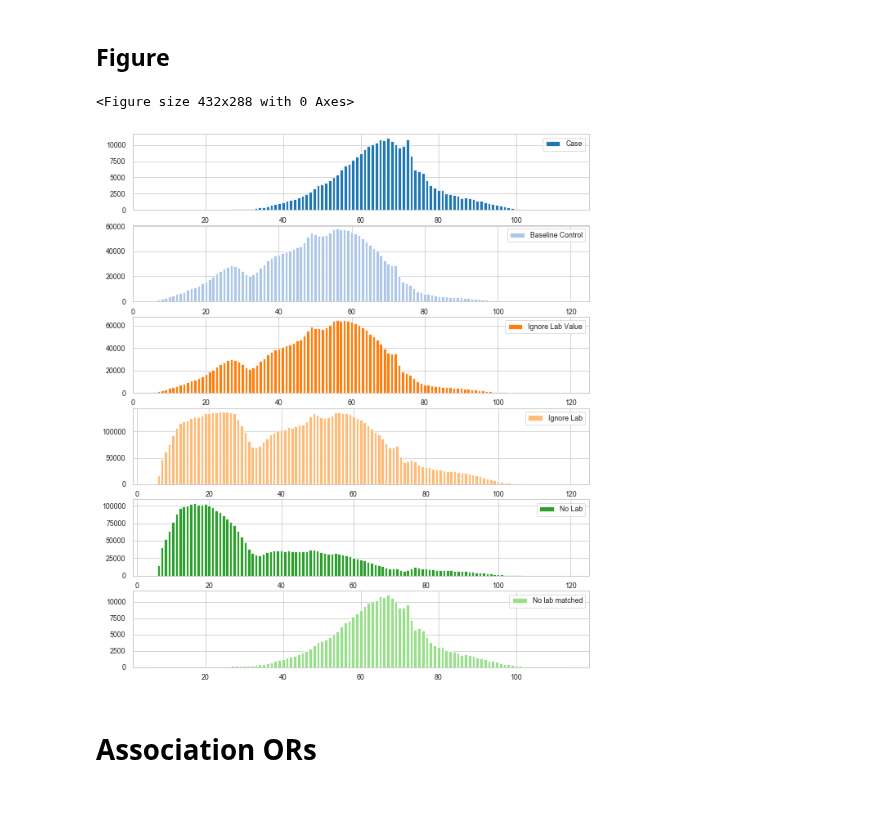
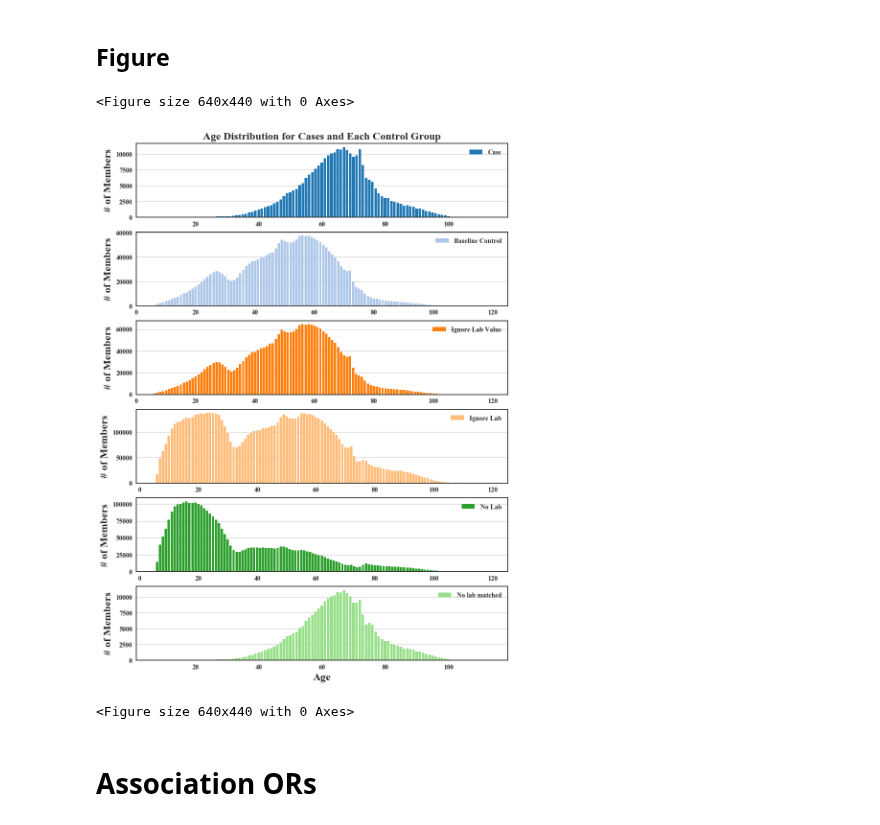
Before and after one commit to brettbj/association-robustness, a Jupyter notebook: Paper figs.ipynb, the cells around one changed output. Saved outputs shown, nothing was run; the diff lists cells and outputs as text; code cells hidden in the pictures.

Commit message:
figure generation

```diff
--- a/Paper figs.ipynb
+++ b/Paper figs.ipynb
@@ -100,39 +120,49 @@ def age_counts(group_table=None, cxn=cxn):
 # %%
-groups = ['hy180.dbo.t2dCaseEmerge', 'hy180.dbo.t2dControlEmerge', 'hy180.dbo.t2dControlEmergeIgnoreLabValue', 'hy180.dbo.t2dControlEmergeIgnoreLab', 'hy180.dbo.t2dControlEmergeNoLab', 'hy180.dbo.t2dControlEmergeNoLabMatched']
-labels = ['Case', 'Baseline Control', 'Ignore Lab Value', 'Ignore Lab', 'No Lab', 'No lab matched']
+# groups = ['hy180.dbo.t2dCaseEmerge', 'hy180.dbo.t2dControlEmerge', 'hy180.dbo.t2dControlEmergeIgnoreLabValue', 'hy180.dbo.t2dControlEmergeIgnoreLab', 'hy180.dbo.t2dControlEmergeNoLab', 'hy180.dbo.t2dControlEmergeNoLabMatched']
+# labels = ['Case', 'Baseline Control', 'Ignore Lab Value', 'Ignore Lab', 'No Lab', 'No lab matched']
 
-data = pd.DataFrame(columns=['age', 'ageCount', 'label'])
-for group, label in zip(groups, labels):
-    dist = age_counts(group)
-    dist['label'] = label
-    data = pd.concat([data, dist])
+# data = pd.DataFrame(columns=['age', 'ageCount', 'label'])
+# for group, label in zip(groups, labels):
+#     dist = age_counts(group)
+#     dist['label'] = label
+#     data = pd.concat([data, dist])
 
-data.to_csv('figdata/age_distributions.csv')
+# data.to_csv('figdata/age_distributions.csv')
 # %% [markdown]
 ## Figure
 # %%
 def age_histogram(results, ax=None, label_axes=True, **plot_params):
     if not ax: ax = plt.subplot(111)
     ax.bar(x=results.age.values, height=results.ageCount, **plot_params)
+
+    ax.tick_params(axis='both', which='major', labelsize=10)
+
     if label_axes:
-        ax.set_xlabel('Age')
-        ax.set_ylabel('Count')
+        ax.set_ylabel('# of Members', fontsize=16)
 # %%
 data = pd.read_csv('figdata/age_distributions.csv')
 
+set_style()
 fig = plt.figure()
-f, axes = plt.subplots(6, 1, figsize=(10, 12))
+f, axes = plt.subplots(6, 1, figsize=(10, 14))
 labels = ['Case', 'Baseline Control', 'Ignore Lab Value', 'Ignore Lab', 'No Lab', 'No lab matched']
 cmap = mpl.cm.tab20
 
-sns.set_context('paper')
-sns.set_style('white')
+axes[0].set_title('Age Distribution for Cases and Each Control Group', fontsize=16)
 for i, (ax, label) in enumerate(zip(axes, labels)):
-    dist = age_histogram(results=data[data.label==label], ax=ax, label_axes=False, color=cmap(i))
+    dist = age_histogram(results=data[data.label==label], ax=ax, label_axes=True, color=cmap(i))
     ax.legend([label])
+    ax.yaxis.grid(True)
+
+plt.xlabel('Age', fontsize=16)
+plt.ylabel('# of Members', fontsize=16)
+
+plt.show()
+plt.savefig('./figures/figure4.eps', dpi=300)
 # %% [output]
-<Figure size 432x288 with 0 Axes>
+<Figure size 640x440 with 0 Axes>
-[figure, old version]
+[figure, new version]
+<Figure size 640x440 with 0 Axes>
 # %% [markdown]
 # Association ORs
 # %% [markdown]
```
Also changed, not shown: parts of 13 cells of this notebook, 2 other files.
